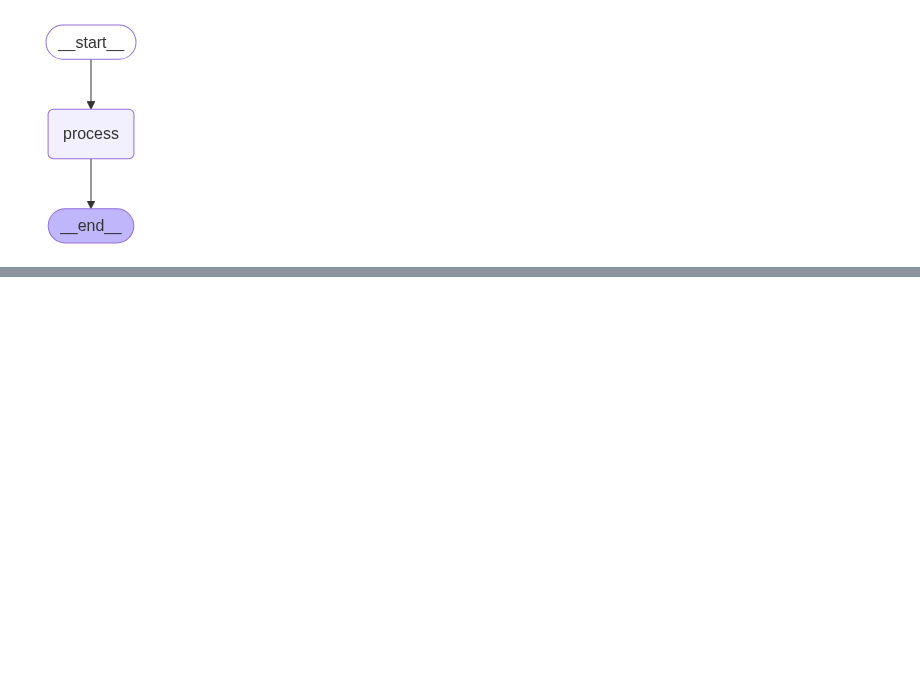
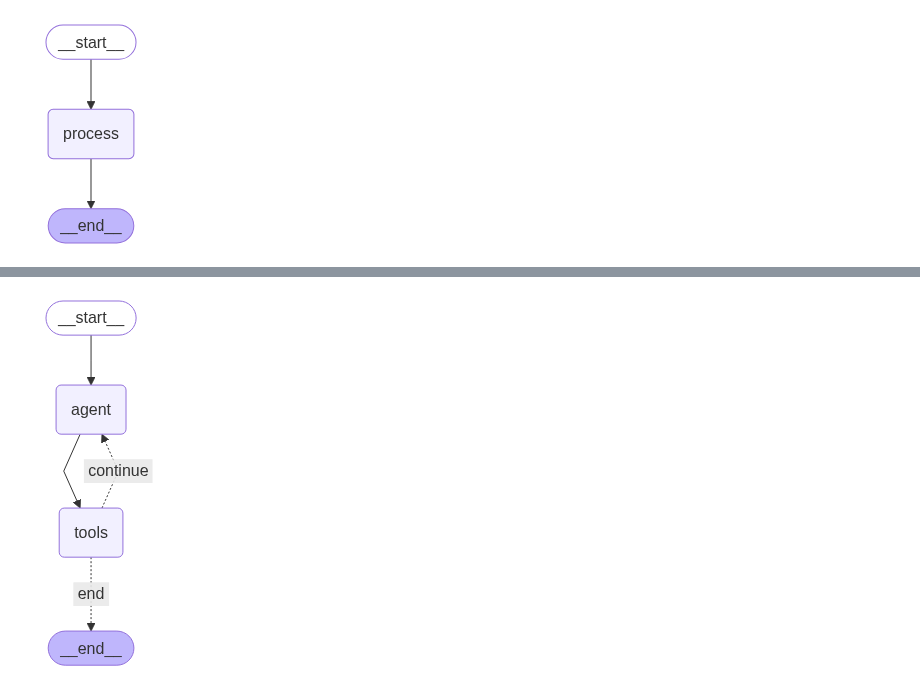
Before and after one commit to ionutms/LangGraph_Learning, a Jupyter notebook: Notes.ipynb, the cells around one changed output, grey strips where cells are left out. Saved outputs shown, nothing was run; the diff lists cells and outputs as text; code cells hidden in the pictures; blank space fills up the shorter version.

```diff
--- a/Notes.ipynb
+++ b/Notes.ipynb
@@ -448,0 +761,6 @@ Image(agent.get_graph().draw_mermaid_png())
+# %%
+from IPython.display import Image
+
+Image(app.get_graph().draw_mermaid_png())
+# %% [output]
+[figure, added]
```
Also changed, not shown: parts of 8 cells of this notebook, 2 other files.
